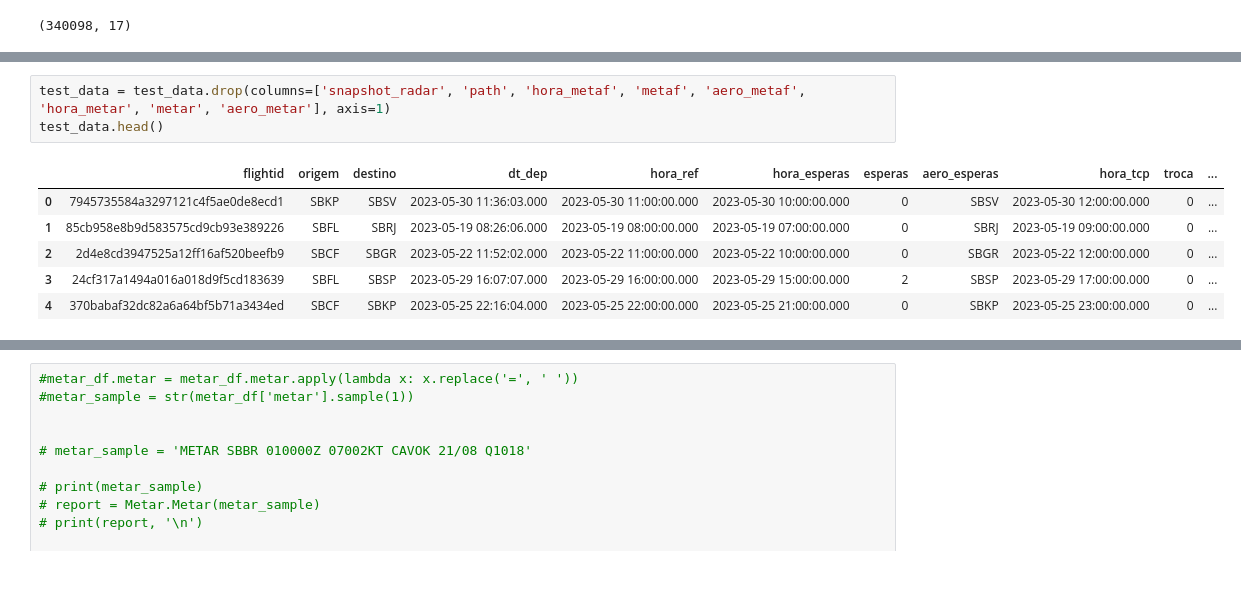
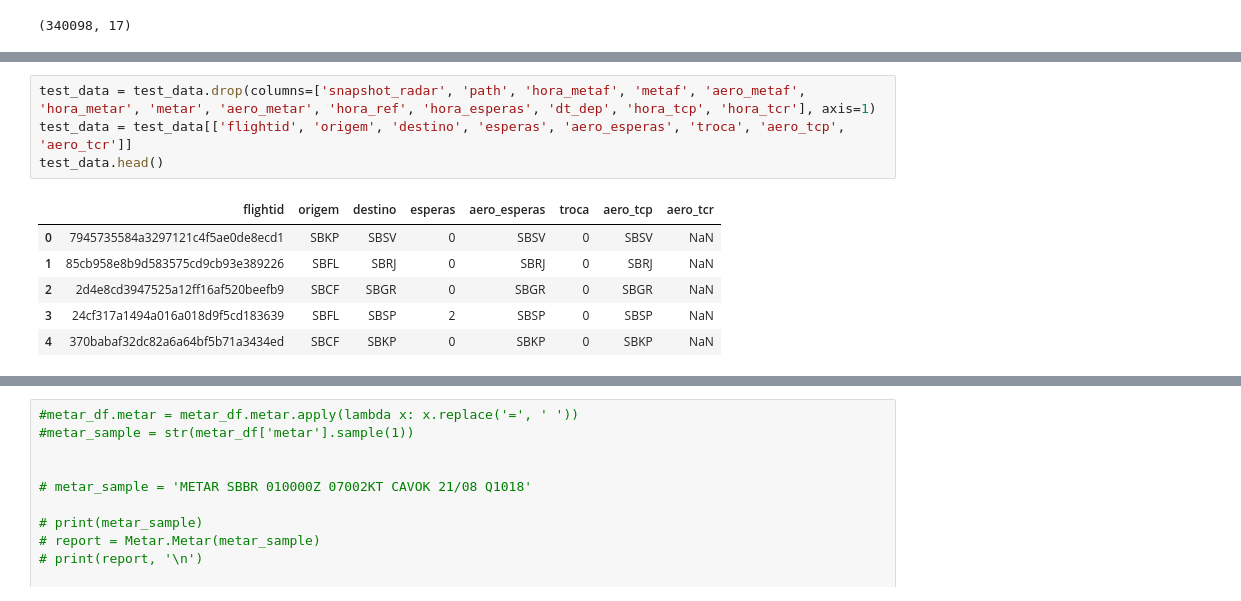
Before and after one commit to InAI-Delta/ita-datascience-2023, a Jupyter notebook: initial_analysis.ipynb, the cells around one changed output, grey strips where cells are left out. Saved outputs shown, nothing was run; the diff lists cells and outputs as text.

```diff
--- a/initial_analysis.ipynb
+++ b/initial_analysis.ipynb
@@ -289,10 +296,11 @@ train_data.head()
 # %%
-test_data = test_data.drop(columns=['snapshot_radar', 'path', 'hora_metaf', 'metaf', 'aero_metaf', 'hora_metar', 'metar', 'aero_metar'], axis=1)
+test_data = test_data.drop(columns=['snapshot_radar', 'path', 'hora_metaf', 'metaf', 'aero_metaf', 'hora_metar', 'metar', 'aero_metar', 'hora_ref', 'hora_esperas', 'dt_dep', 'hora_tcp', 'hora_tcr'], axis=1)
+test_data = test_data[['flightid', 'origem', 'destino', 'esperas', 'aero_esperas', 'troca', 'aero_tcp', 'aero_tcr']]
 test_data.head()
 # %% [output]
-|  | flightid | origem | destino | dt_dep | hora_ref | hora_esperas | esperas | aero_esperas | hora_tcp | troca | ... |
-| 0 | 7945735584a3297121c4f5ae0de8ecd1 | SBKP | SBSV | 2023-05-30 11:36:03.000 | 2023-05-30 11:00:00.000 | 2023-05-30 10:00:00.000 | 0 | SBSV | 2023-05-30 12:00:00.000 | 0 | ... |
-| 1 | 85cb958e8b9d583575cd9cb93e389226 | SBFL | SBRJ | 2023-05-19 08:26:06.000 | 2023-05-19 08:00:00.000 | 2023-05-19 07:00:00.000 | 0 | SBRJ | 2023-05-19 09:00:00.000 | 0 | ... |
-| 2 | 2d4e8cd3947525a12ff16af520beefb9 | SBCF | SBGR | 2023-05-22 11:52:02.000 | 2023-05-22 11:00:00.000 | 2023-05-22 10:00:00.000 | 0 | SBGR | 2023-05-22 12:00:00.000 | 0 | ... |
-| 3 | 24cf317a1494a016a018d9f5cd183639 | SBFL | SBSP | 2023-05-29 16:07:07.000 | 2023-05-29 16:00:00.000 | 2023-05-29 15:00:00.000 | 2 | SBSP | 2023-05-29 17:00:00.000 | 0 | ... |
-| 4 | 370babaf32dc82a6a64bf5b71a3434ed | SBCF | SBKP | 2023-05-25 22:16:04.000 | 2023-05-25 22:00:00.000 | 2023-05-25 21:00:00.000 | 0 | SBKP | 2023-05-25 23:00:00.000 | 0 | ... |
+|  | flightid | origem | destino | esperas | aero_esperas | troca | aero_tcp | aero_tcr |
+| 0 | 7945735584a3297121c4f5ae0de8ecd1 | SBKP | SBSV | 0 | SBSV | 0 | SBSV | NaN |
+| 1 | 85cb958e8b9d583575cd9cb93e389226 | SBFL | SBRJ | 0 | SBRJ | 0 | SBRJ | NaN |
+| 2 | 2d4e8cd3947525a12ff16af520beefb9 | SBCF | SBGR | 0 | SBGR | 0 | SBGR | NaN |
+| 3 | 24cf317a1494a016a018d9f5cd183639 | SBFL | SBSP | 2 | SBSP | 0 | SBSP | NaN |
+| 4 | 370babaf32dc82a6a64bf5b71a3434ed | SBCF | SBKP | 0 | SBKP | 0 | SBKP | NaN |
```
Also changed, not shown: parts of 8 cells of this notebook, 2 other files.
